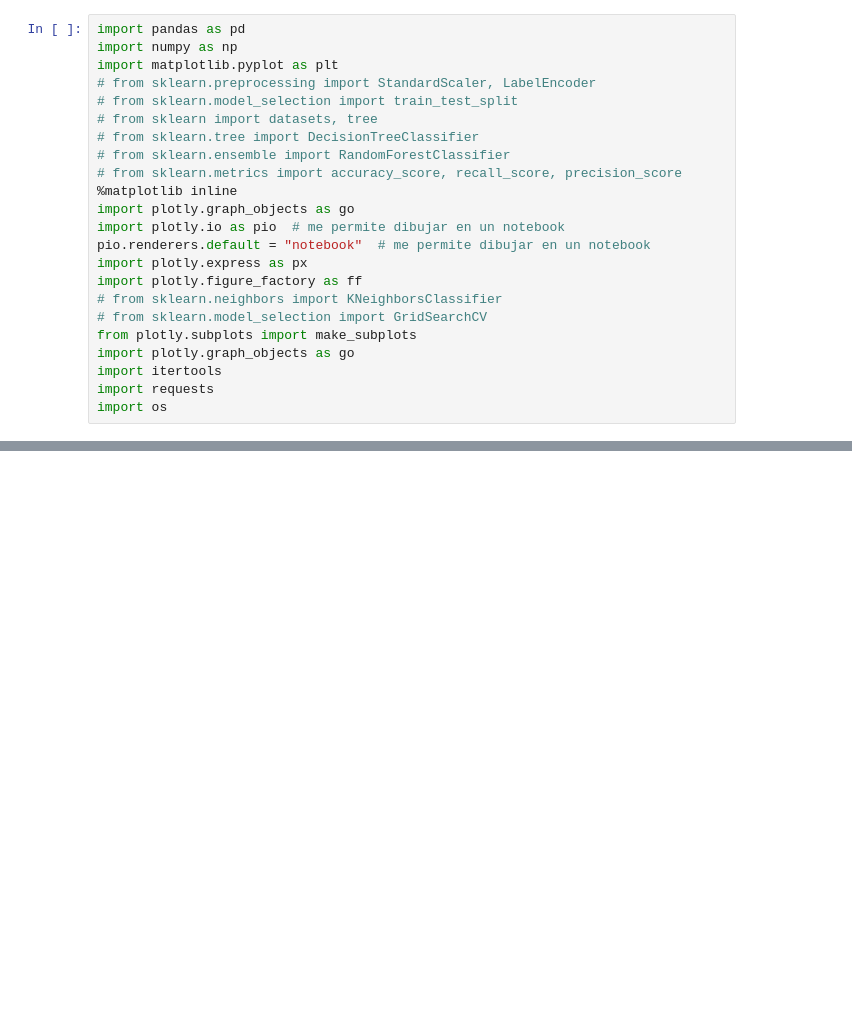
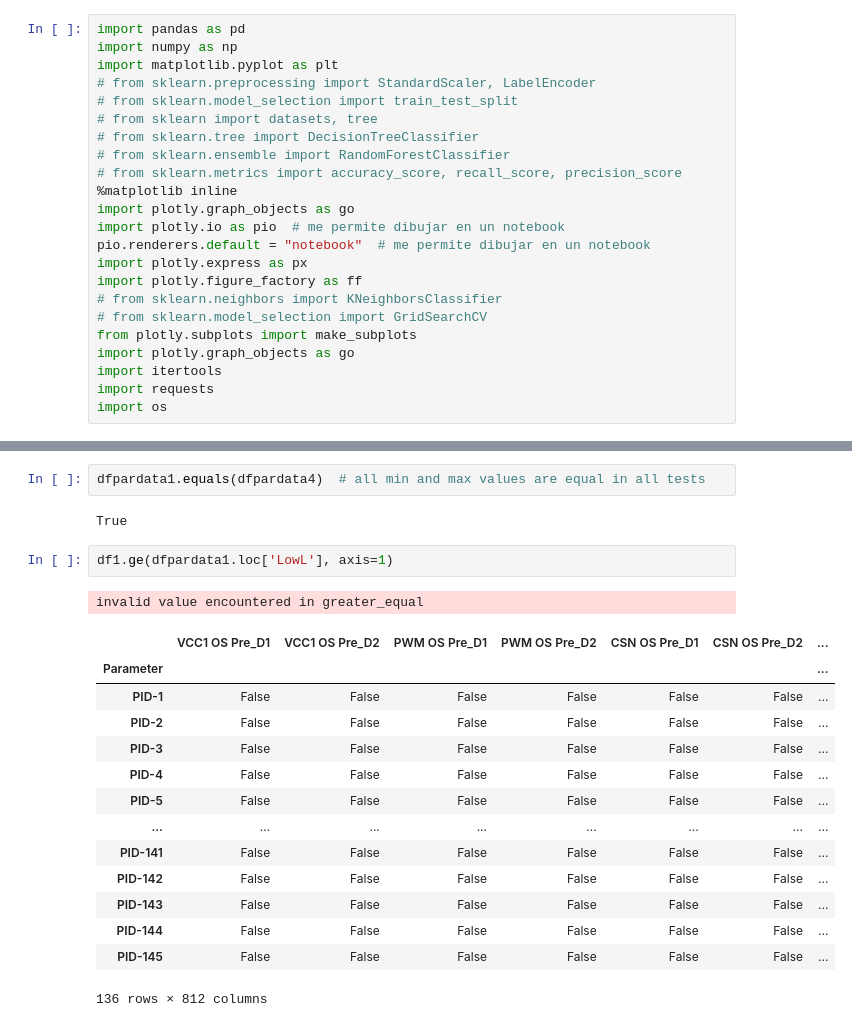
Before and after one commit to codergufo/TestMuncher, a Jupyter notebook: testmuncher.ipynb, the cells around one changed output, grey strips where cells are left out. Saved outputs shown, nothing was run; the diff lists cells and outputs as text; blank space fills up the shorter version.

```diff
--- a/testmuncher.ipynb
+++ b/testmuncher.ipynb
@@ -64,0 +157,22 @@ pendiente:
+# %%
+dfpardata1.equals(dfpardata4)  # all min and max values are equal in all tests
+# %% [output]
+True
+# %%
+df1.ge(dfpardata1.loc['LowL'], axis=1)
+# %% [output]
+invalid value encountered in greater_equal
+|  | VCC1 OS Pre_D1 | VCC1 OS Pre_D2 | PWM OS Pre_D1 | PWM OS Pre_D2 | CSN OS Pre_D1 | CSN OS Pre_D2 | ... |
+| Parameter |  |  |  |  |  |  | ... |
+| PID-1 | False | False | False | False | False | False | ... |
+| PID-2 | False | False | False | False | False | False | ... |
+| PID-3 | False | False | False | False | False | False | ... |
+| PID-4 | False | False | False | False | False | False | ... |
+| PID-5 | False | False | False | False | False | False | ... |
+| ... | ... | ... | ... | ... | ... | ... | ... |
+| PID-141 | False | False | False | False | False | False | ... |
+| PID-142 | False | False | False | False | False | False | ... |
+| PID-143 | False | False | False | False | False | False | ... |
+| PID-144 | False | False | False | False | False | False | ... |
+| PID-145 | False | False | False | False | False | False | ... |
+136 rows × 812 columns
```
Also changed, not shown: parts of 15 cells of this notebook.
